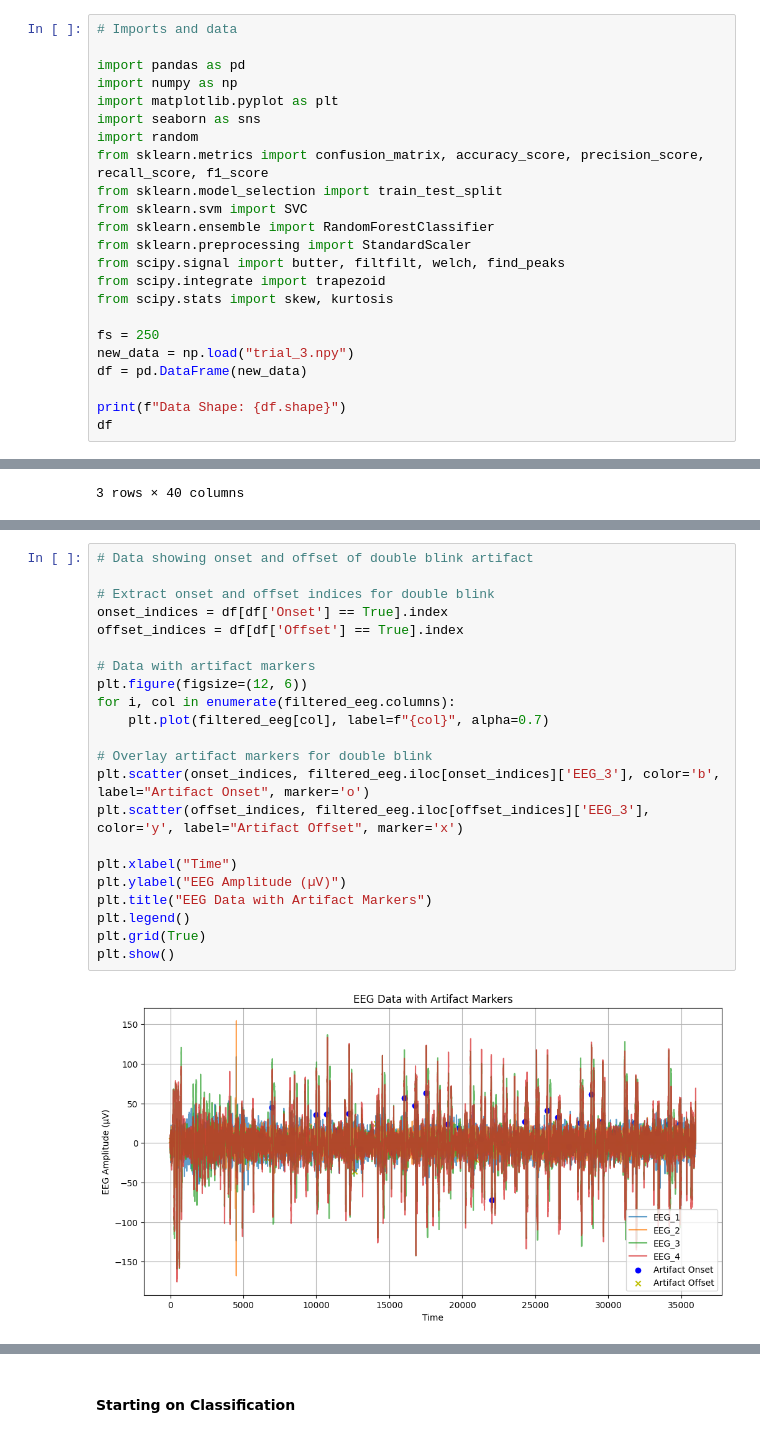
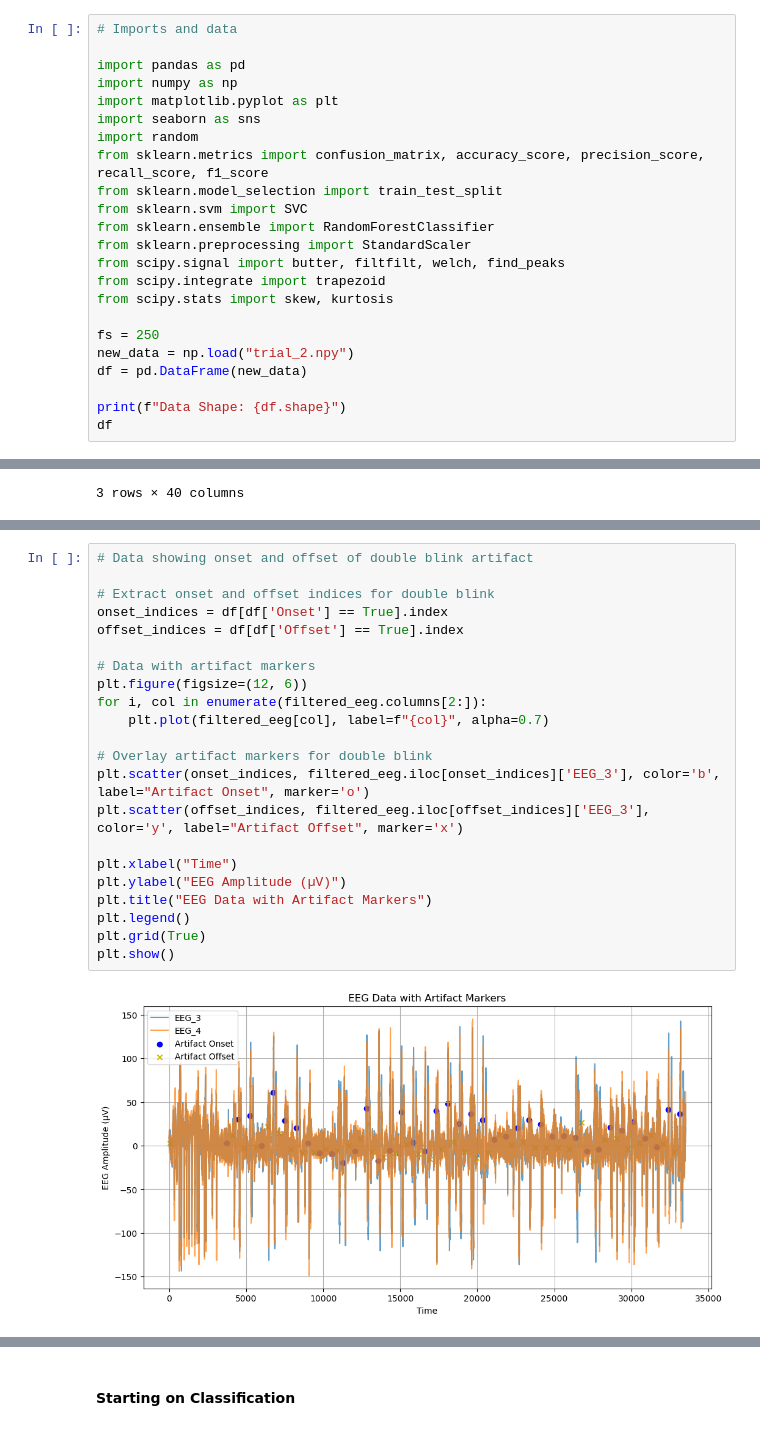
Before and after one commit to anmarkova2223/commander-blink, a Jupyter notebook: EEG_data_processing.ipynb, the cells around one changed output, grey strips where cells are left out. Drawn from its saved outputs; the diff is of its cells as text.

```diff
--- a/EEG_data_processing.ipynb
+++ b/EEG_data_processing.ipynb
@@ -18,7 +18,7 @@ from scipy.integrate import trapezoid
 from scipy.stats import skew, kurtosis
 
 fs = 250
-new_data = np.load("trial_3.npy")
+new_data = np.load("trial_2.npy")
 df = pd.DataFrame(new_data)
 
 print(f"Data Shape: {df.shape}")
@@ -153,27 +169,27 @@ df_artifacts
 # %%
 # Data showing onset and offset of double blink artifact
 
 # Extract onset and offset indices for double blink
 onset_indices = df[df['Onset'] == True].index
 offset_indices = df[df['Offset'] == True].index
 
 # Data with artifact markers
 plt.figure(figsize=(12, 6))
-for i, col in enumerate(filtered_eeg.columns):
+for i, col in enumerate(filtered_eeg.columns[2:]):
     plt.plot(filtered_eeg[col], label=f"{col}", alpha=0.7)
 
 # Overlay artifact markers for double blink
 plt.scatter(onset_indices, filtered_eeg.iloc[onset_indices]['EEG_3'], color='b', label="Artifact Onset", marker='o')
 plt.scatter(offset_indices, filtered_eeg.iloc[offset_indices]['EEG_3'], color='y', label="Artifact Offset", marker='x')
 
 plt.xlabel("Time")
 plt.ylabel("EEG Amplitude (µV)")
 plt.title("EEG Data with Artifact Markers")
 plt.legend()
 plt.grid(True)
 plt.show()
 # %% [output]
-[figure, old version]
+[figure, new version]
 # %%
 # Artifact labeling for double blink
 
```
Also changed, not shown: parts of 25 cells of this notebook.
